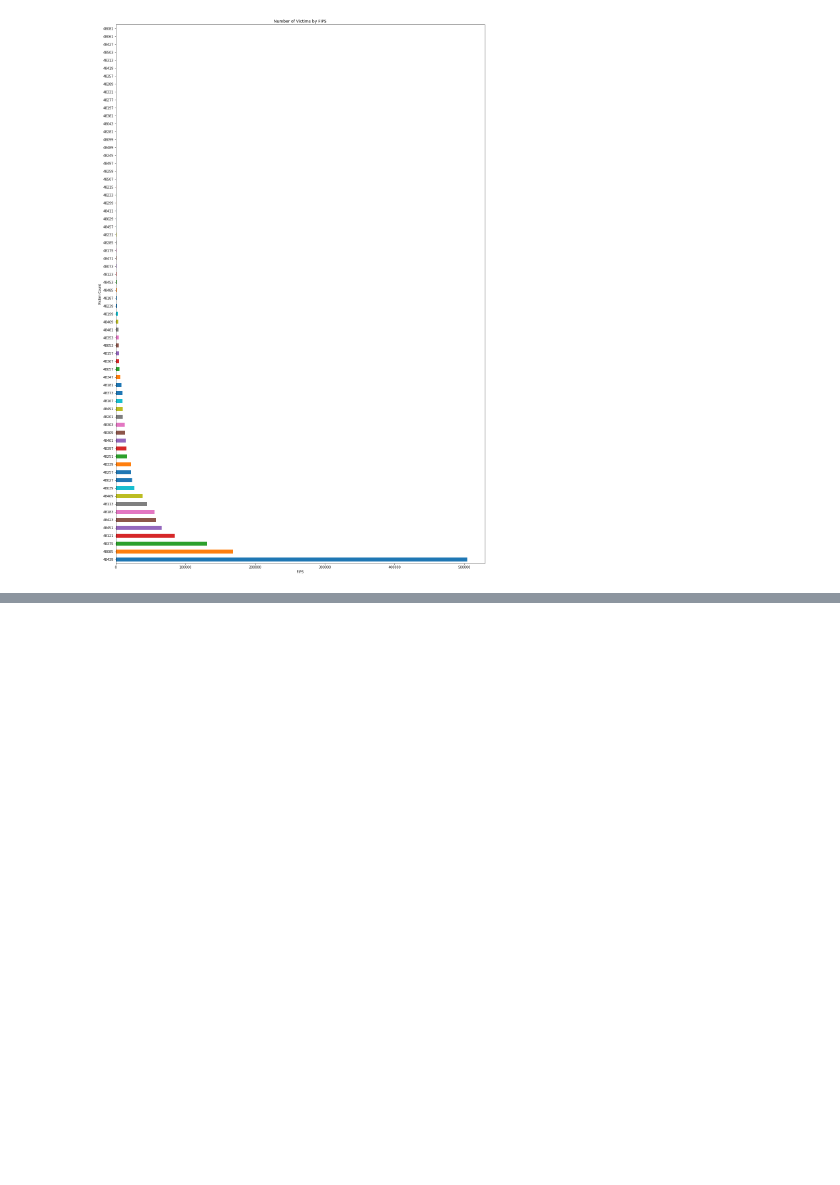
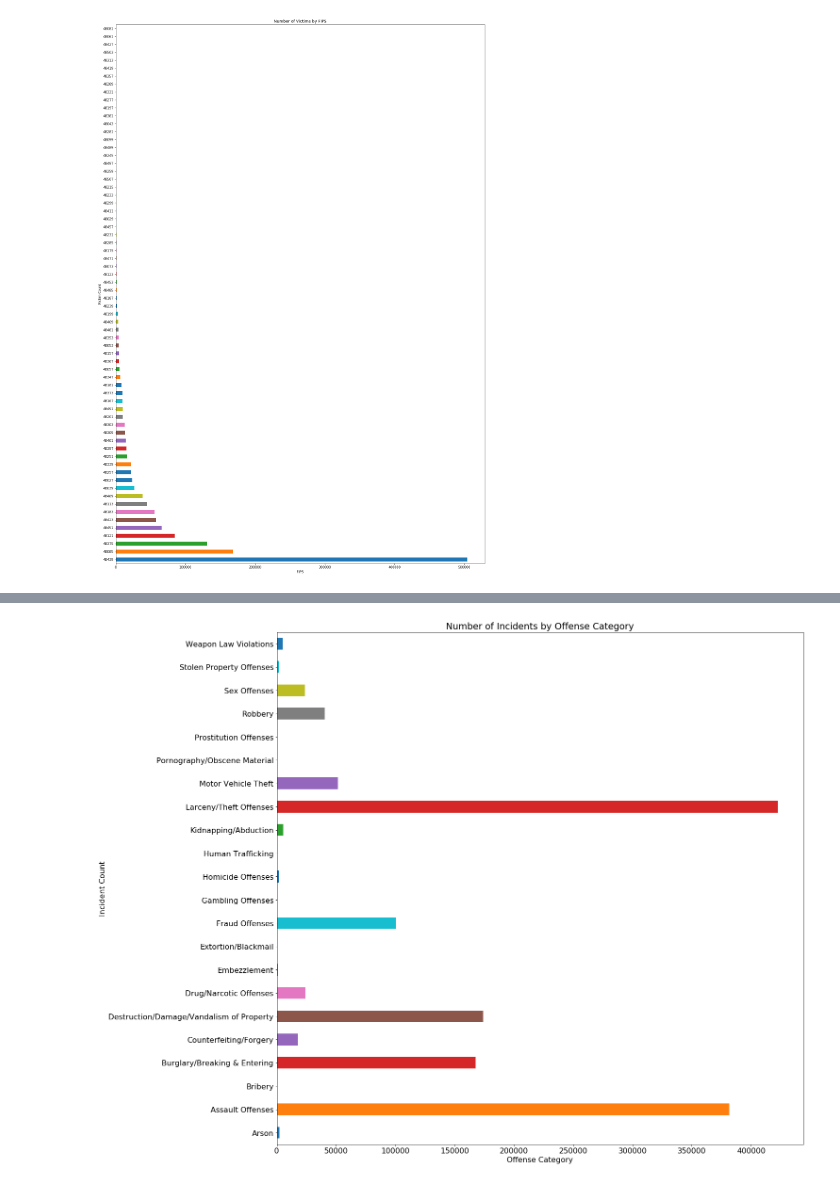
Before and after one commit to KendalHolcombe/KH_Capstone, a Jupyter notebook: Day_Two_EDA.ipynb, the cells around one changed output, grey strips where cells are left out. Saved outputs shown, nothing was run; the diff lists cells and outputs as text; code cells hidden in the pictures; blank space fills up the shorter version.

```diff
--- a/Day_Two_EDA.ipynb
+++ b/Day_Two_EDA.ipynb
@@ -263,6 +264,7 @@ FIPS_Vics.plot.barh(figsize = (20,30))
 plt.title('Number of Victims by FIPS')
 plt.xlabel('FIPS')
 plt.ylabel('Victim Count')
+plt.rcParams.update({'font.size': 16})
 plt.show()
 # %% [output]
 [figure]
@@ -268,0 +273,3 @@ plt.show()
+# %%
+OffCats = Vic_Off_df['offense_category'].value_counts().sort_index()
+OffCats
@@ -268,0 +294,9 @@ plt.show()
+# %%
+OffCats.plot.barh(figsize = (20,20))
+plt.title('Number of Incidents by Offense Category')
+plt.xlabel('Offense Category')
+plt.ylabel('Incident Count')
+plt.rcParams.update({'font.size': 26})
+plt.show()
+# %% [output]
+[figure, added]
```
Also changed, not shown: parts of 4 cells of this notebook, 3 other files.
